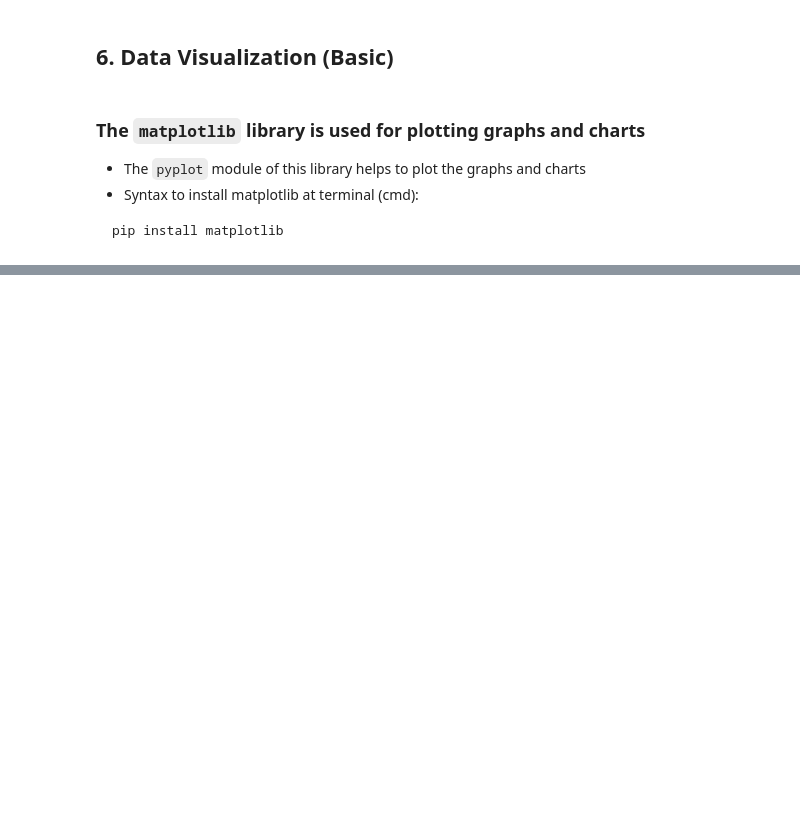
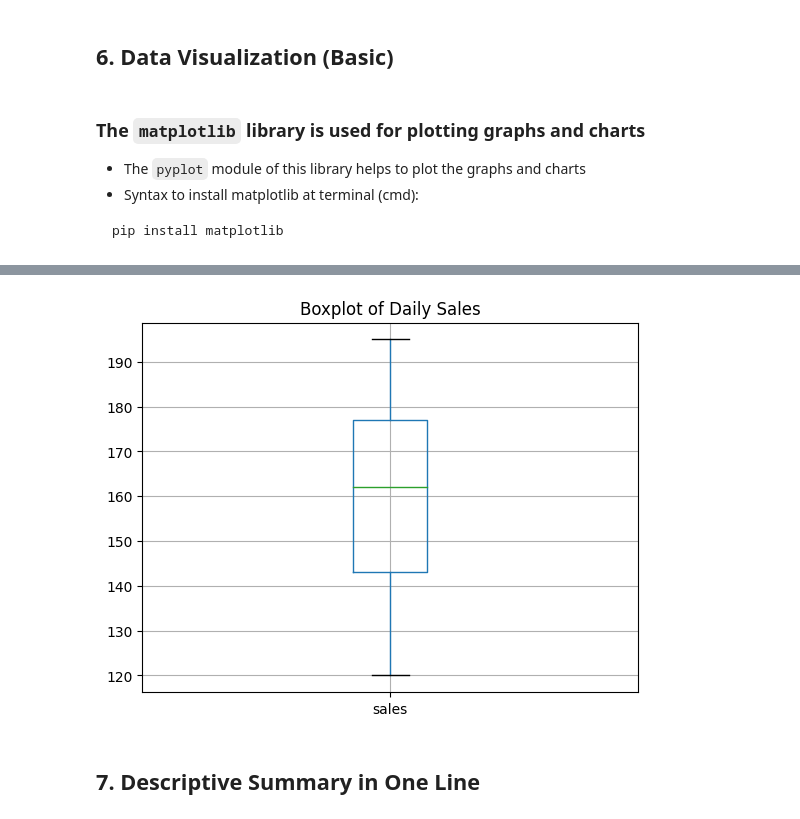
Before and after one commit to singamravibabu/batch-16to18, a Jupyter notebook: stats_and_tsa/tsa_file_1.ipynb, the cells around one changed output, grey strips where cells are left out. Saved outputs shown, nothing was run; the diff lists cells and outputs as text; code cells hidden in the pictures; blank space fills up the shorter version.

```diff
--- a/stats_and_tsa/tsa_file_1.ipynb
+++ b/stats_and_tsa/tsa_file_1.ipynb
@@ -86,0 +93,9 @@ import matplotlib.pyplot as plt
+# %%
+# box plot
+df.boxplot(column='sales')
+plt.title("Boxplot of Daily Sales")
+plt.show()
+# %% [output]
+[figure, added]
+# %% [markdown]
+## 7. Descriptive Summary in One Line
```
Also changed, not shown: parts of 9 cells of this notebook.
